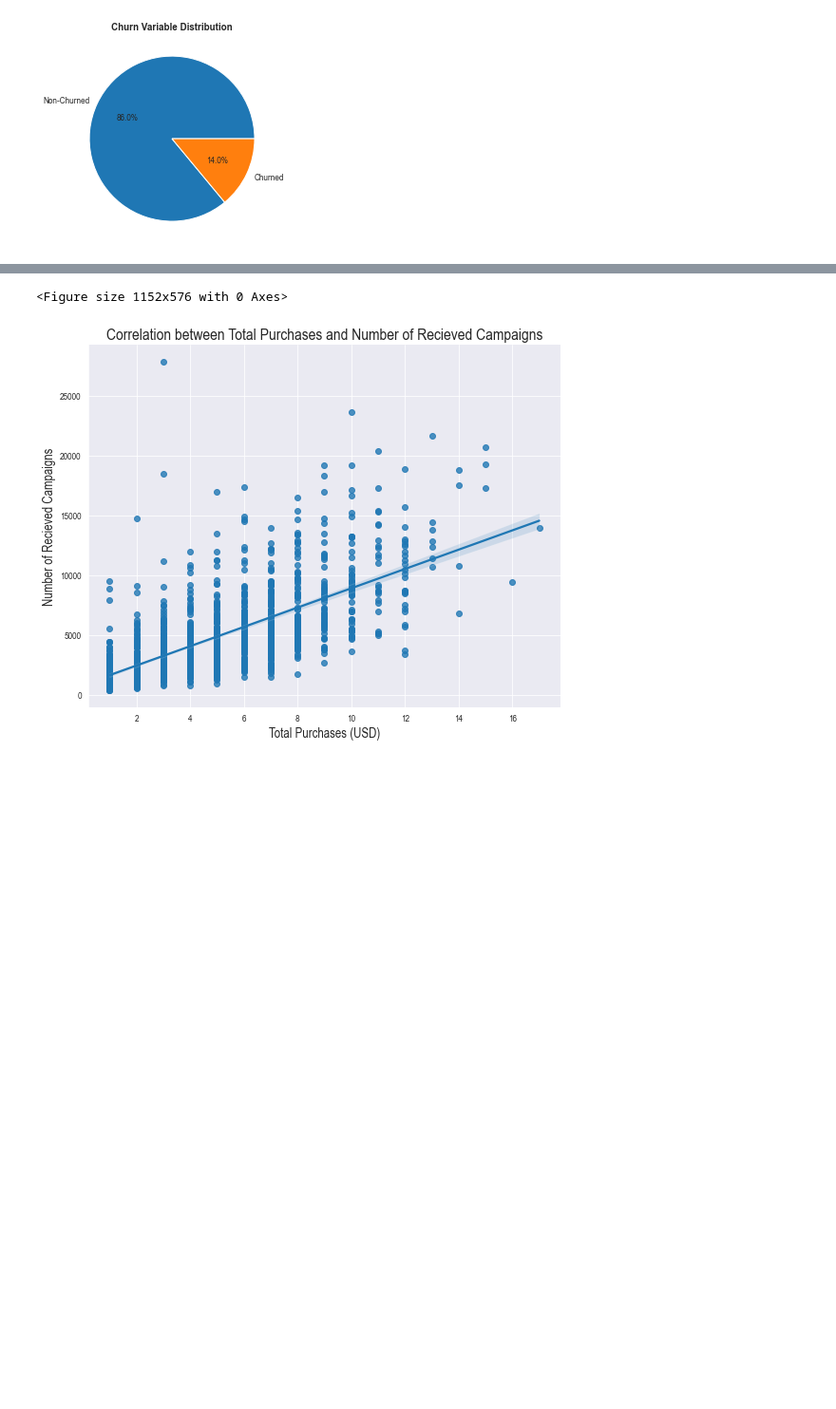
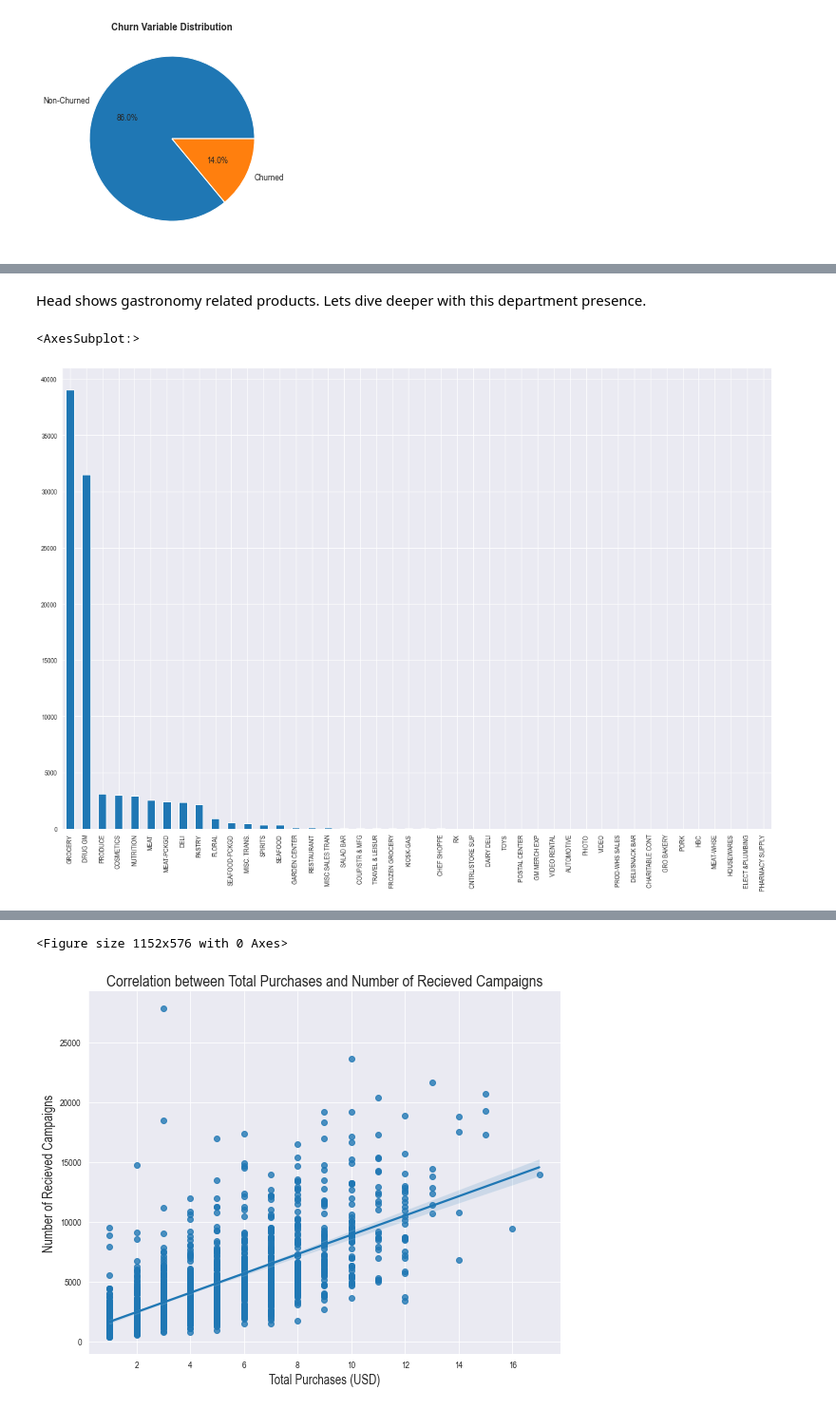
Before and after one commit to RufinoMartin/Retail-Marketing-Campaign, a Jupyter notebook: Dunnhumby.ipynb, the cells around one changed output, grey strips where cells are left out. Shown: that part at 95% size. Drawn from its saved outputs; the diff is of its cells as text; code cells hidden in the pictures; blank space fills up the shorter version.

```diff
--- a/Dunnhumby.ipynb
+++ b/Dunnhumby.ipynb
@@ -870,0 +888,7 @@ They look like needing some help haha
+# %% [markdown]
+Head shows gastronomy related products. Lets dive deeper with this department presence.
+# %%
+df_product.DEPARTMENT.value_counts().plot(kind="bar",figsize=(18,12))
+# %% [output]
+<AxesSubplot:>
+[figure, added]
```
Also changed, not shown: parts of 47 cells of this notebook.
